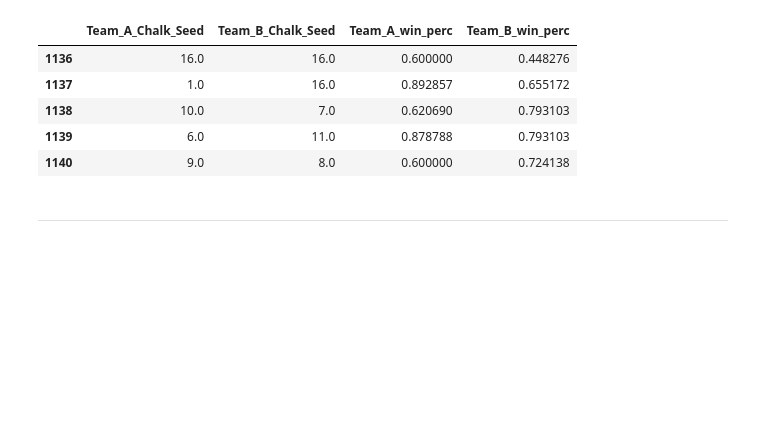
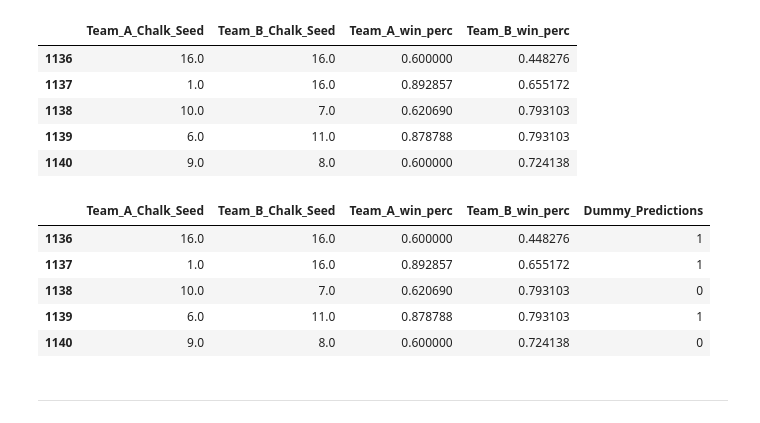
Before and after one commit to dvdhartsman/March_Machine_Learning_Mania_2024, a Jupyter notebook: Model_Development.ipynb, the cells around one changed output. Saved outputs shown, nothing was run; the diff lists cells and outputs as text; code cells hidden in the pictures; blank space fills up the shorter version.

```diff
--- a/Model_Development.ipynb
+++ b/Model_Development.ipynb
@@ -100,26 +101,38 @@ df[["Team_A_Chalk_Seed", 'Team_B_Chalk_Seed', "Team_A_win_perc", 'Team_B_win_per
 # %%
 # Function to get dummy predictions
 
 def get_dummy_preds(data):
 
     # Create a container
     dummy_preds = []
 
     # Loop through the dataframe based on conditions
     for idx, row in data.iterrows():
         if data.loc[idx, "Team_A_Chalk_Seed"] < data.loc[idx, "Team_B_Chalk_Seed"]:
             dummy_preds.append(1)
         elif data.loc[idx, "Team_A_Chalk_Seed"] > data.loc[idx, "Team_B_Chalk_Seed"]:
             dummy_preds.append(0)
         else:
             if data.loc[idx, "Team_A_win_perc"] > data.loc[idx, "Team_B_win_perc"]:
                 dummy_preds.append(1)
             else:
                 dummy_preds.append(0)
 
     return np.array(dummy_preds)
 
+
+# Assignment
 df["Dummy_Predictions"] = get_dummy_preds(df)
+
+# Inspection
+df[["Team_A_Chalk_Seed", 'Team_B_Chalk_Seed', "Team_A_win_perc", 'Team_B_win_perc', "Dummy_Predictions"]].head()
+# %% [output]
+|  | Team_A_Chalk_Seed | Team_B_Chalk_Seed | Team_A_win_perc | Team_B_win_perc | Dummy_Predictions |
+| 1136 | 16.0 | 16.0 | 0.600000 | 0.448276 | 1 |
+| 1137 | 1.0 | 16.0 | 0.892857 | 0.655172 | 1 |
+| 1138 | 10.0 | 7.0 | 0.620690 | 0.793103 | 0 |
+| 1139 | 6.0 | 11.0 | 0.878788 | 0.793103 | 1 |
+| 1140 | 9.0 | 8.0 | 0.600000 | 0.724138 | 0 |
 # %% [markdown]
 <hr style="border: 2px solid blue">
 # %% [markdown]
```
Also changed, not shown: parts of 14 cells of this notebook, 1 other file.
